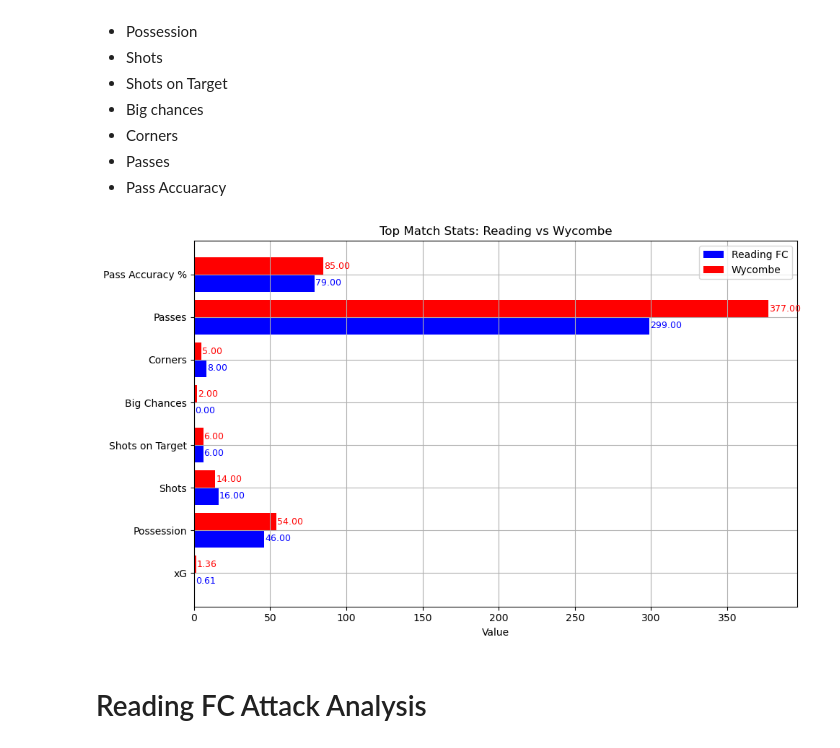
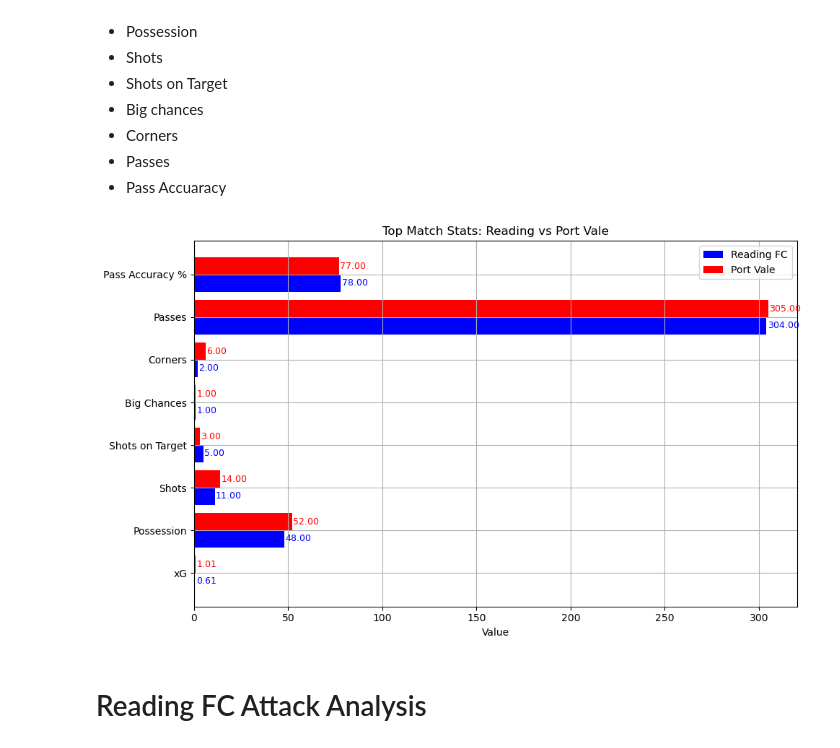
Before and after one commit to abryantgithub/Football_Analysis, a Jupyter notebook: notebooks/match-reports/Port_Vale.ipynb, the cells around one changed output. Cells and saved outputs as stored; diff of their text form; code cells hidden in the pictures.

```diff
--- a/notebooks/match-reports/Port_Vale.ipynb
+++ b/notebooks/match-reports/Port_Vale.ipynb
@@ -22,9 +22,9 @@ import numpy as np
 df = pd.read_csv('../../data/rfc_matchdata.csv')
 
 # Filtering for Wycombe Away
-df_wimbledon_home = df[(df["Opponent"] == "Wycombe") & (df["Venue"] == "A")].reset_index(drop=True)
+df_portvale_home = df[(df["Opponent"] == "Port Vale") & (df["Venue"] == "H")].reset_index(drop=True)
 
-match = df_wimbledon_home.iloc[0]
+match = df_portvale_home.iloc[0]
 # %% [markdown]
 - "rfc" = Reading FC based stat
 - "opp" = Opponent based stat
@@ -75,7 +75,7 @@ top_stats = {
 }
 
 # Convert to DataFrame
-basic_df = pd.DataFrame(top_stats, index=['Reading FC', 'Wycombe']).T
+basic_df = pd.DataFrame(top_stats, index=['Reading FC', 'Port Vale']).T
 
 fig, ax = plt.subplots(figsize=(10, 6))
 bar_width = 0.4
@@ -87,40 +87,40 @@ reading_bars = ax.barh(
     basic_df['Reading FC'],
     height=bar_width,
     label='Reading FC',
     color='blue'
 )
 
-# Wycombe bars
-wycombe_bars = ax.barh(
+# Port Vale bars
+portvale_bars = ax.barh(
     [i + bar_width / 2 for i in y],
-    basic_df['Wycombe'],
+    basic_df['Port Vale'],
     height=bar_width,
-    label='Wycombe',
+    label='Port Vale',
     color='red'
 )
 
 # Adding data labels
 for bar in reading_bars:
     width = bar.get_width()
     y_pos = bar.get_y() + bar.get_height() / 2
     ax.text(width + 0.5, y_pos, f'{width:.2f}', va='center', ha='left', color='blue', fontsize=9)
 
-for bar in wycombe_bars:
+for bar in portvale_bars:
     width = bar.get_width()
     y_pos = bar.get_y() + bar.get_height() / 2
     ax.text(width + 0.5, y_pos, f'{width:.2f}', va='center', ha='left', color='red', fontsize=9)
 
 # Final formatting
 ax.set_yticks(y)
 ax.set_yticklabels(basic_df.index)
 ax.set_xlabel("Value")
-ax.set_title("Top Match Stats: Reading vs Wycombe")
+ax.set_title("Top Match Stats: Reading vs Port Vale")
 ax.legend()
 ax.grid(True)
 plt.tight_layout()
 plt.show()
 # %% [output]
-[figure, old version]
+[figure, new version]
 # %% [markdown]
 # Reading FC Attack Analysis
 # %% [markdown]
```
Also changed, not shown: parts of 33 cells of this notebook, 1 other file.
